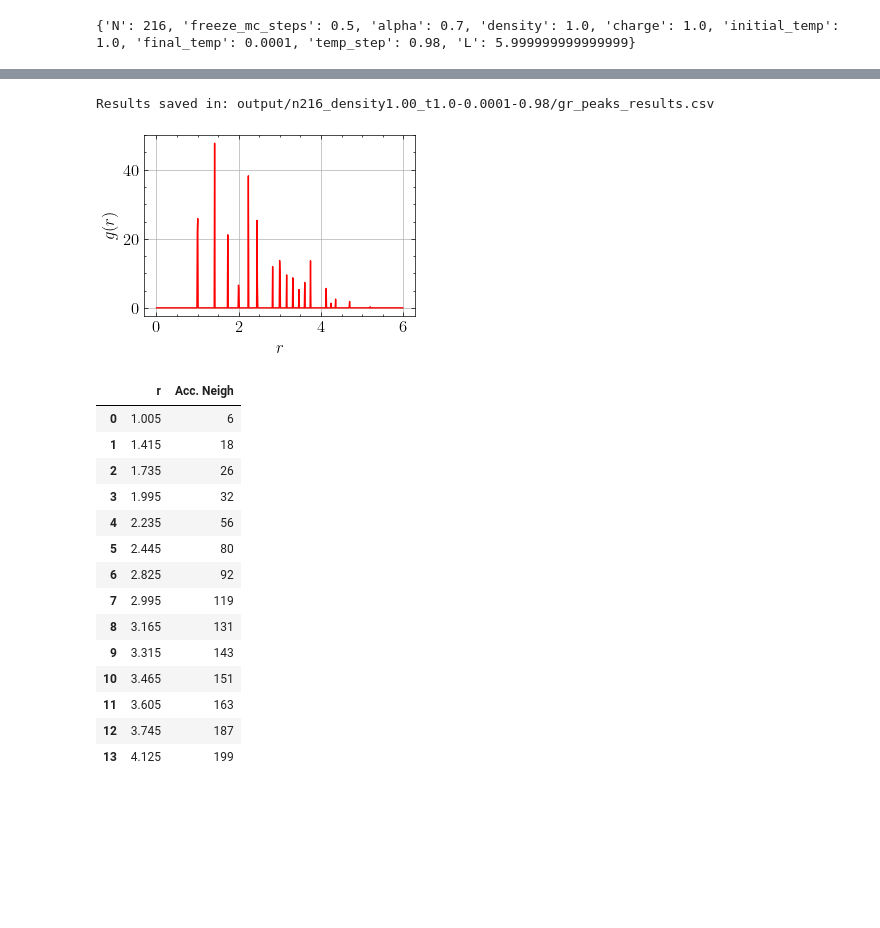
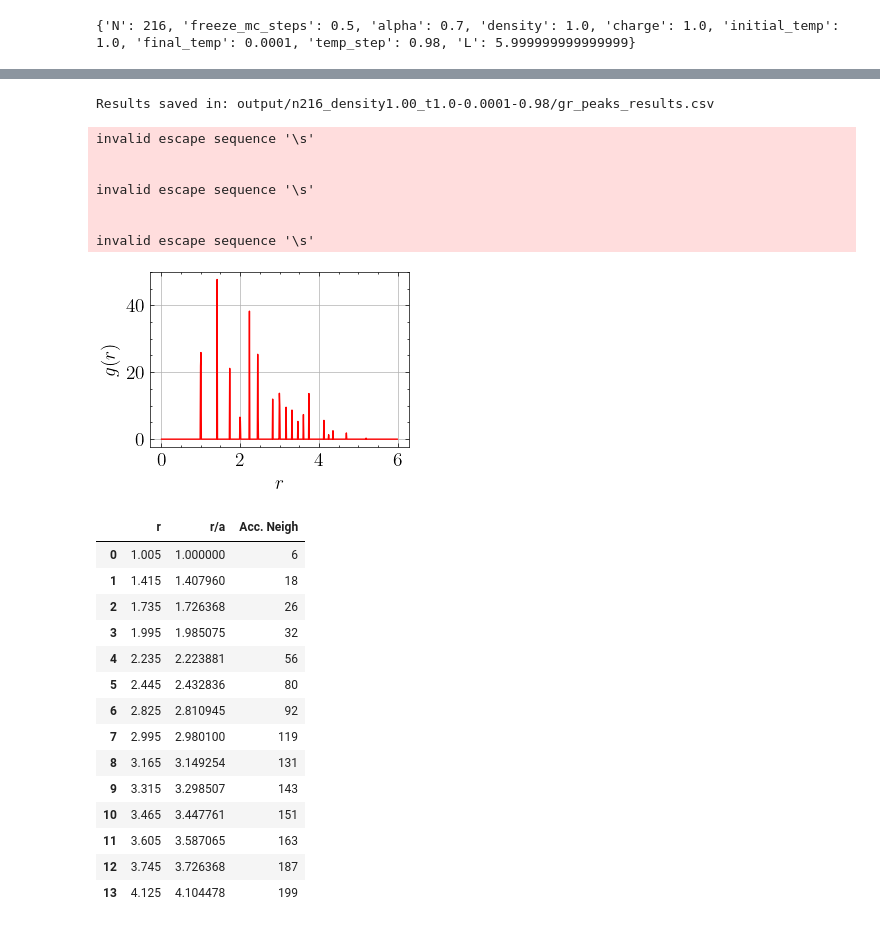
Before and after one commit to haxmxah/wigner_crystal_phase_transition, a Jupyter notebook: results_visualization.ipynb, the cells around one changed output, grey strips where cells are left out. Cells and saved outputs as stored; diff of their text form; code cells hidden in the pictures; blank space fills up the shorter version.

```diff
--- a/results_visualization.ipynb
+++ b/results_visualization.ipynb
@@ -35,7 +35,7 @@ plt.rcParams.update({
     "font.family": "STIXGeneral"
 })
 
-plt.rcParams.update({'font.size': 12, 'legend.fontsize': 10,})
+plt.rcParams.update({'font.size': 14, 'legend.fontsize': 12,})
 # %%
 # plt.rcParams['figure.figsize'] = (6, 4)
 # plt.rcParams['figure.dpi'] = 100
@@ -191,10 +202,12 @@ def get_energy_cv_gamma_evolution_vs_temperature(simulation_path, parameters):
 
     # Cv vs. Gamma
     T = T
-    plt.figure()
-    plt.axvline(gamma_val, linestyle='--', linewidth= 1, color='red', label=rf"$\Gamma_c ={gamma_val:.2f}$, $T_c = {Tc_val:.2f}$")
+    plt.figure(figsize=(3.5, 2.625))
+    plt.axvline(gamma_val, linestyle='--', linewidth= 1, color='red', label=rf"$\Gamma_c ={gamma_val:.2f},$")
+    plt.plot([], [], ' ', label=rf'$T_c = {Tc_val:.2f}$')
+
     plt.axhline(3, linestyle='-.', linewidth= 1, color='grey', label = rf"$C_v = 3K_BN$")
-    plt.plot(gamma(rho, T), df['cv']/N)
+    plt.plot(gamma(rho, T), df['cv']/N, color='tab:blue')
 
     plt.xlabel(r'$\Gamma$')
     plt.ylabel(r' $C_v/K_BN$')
@@ -338,7 +362,7 @@ def get_gdr(simulation_path, parameters):
     dr = r[1]-r[0]
     N = parameters["N"]
     density = parameters["density"]
-    a = density**(-1/3)
+    a_th = density**(-1/3)
 
     dNc = 4 * np.pi * (r**2) * rho * gr * dr
     Nc = np.cumsum(dNc)
@@ -347,53 +371,63 @@ def get_gdr(simulation_path, parameters):
 
     results = []
     for i, idx in enumerate(peak_idx):
+        if i == 0:
+            a = r[idx]
         distance_r = r[idx]
         idx_end_peak = min(idx + 2, len(r) - 1)
         acc_neigh = Nc[idx_end_peak]
         results.append({
             'r' : distance_r,
+            'r/a' : distance_r/a,
             'Acc. Neigh' : round(acc_neigh)
         })
 
     df_results = pd.DataFrame(results)
     output_csv = simulation_path / "gr_peaks_results.csv"
 
     if not os.path.isfile(output_csv):
         df_results.to_csv(output_csv, index=False)
     else:
         df_results.to_csv(output_csv, mode='a', header=False, index=False)
 
     print(f"Results saved in: {output_csv}")
 
     # Plot
     plt.figure()
     plt.plot(df['r'], df['gr'], color = 'red', label='Energía del sistema')
     plt.xlabel(r'$r$')
     plt.ylabel(r'$g(r)$')
     plt.grid(True)
     plt.tight_layout()
     plt.savefig(simulation_path / "gdr.pdf")
     plt.show()
 
     return df_results
 
 df_results = get_gdr(simulation_path, parameters)
 df_results
 # %% [output]
 Results saved in: output/n216_density1.00_t1.0-0.0001-0.98/gr_peaks_results.csv
+invalid escape sequence '\s'
+
+
+invalid escape sequence '\s'
+
+
+invalid escape sequence '\s'
-[figure, old version]
+[figure, new version]
-|  | r | Acc. Neigh |
-| 0 | 1.005 | 6 |
-| 1 | 1.415 | 18 |
-| 2 | 1.735 | 26 |
-| 3 | 1.995 | 32 |
-| 4 | 2.235 | 56 |
-| 5 | 2.445 | 80 |
-| 6 | 2.825 | 92 |
-| 7 | 2.995 | 119 |
-| 8 | 3.165 | 131 |
-| 9 | 3.315 | 143 |
-| 10 | 3.465 | 151 |
-| 11 | 3.605 | 163 |
-| 12 | 3.745 | 187 |
-| 13 | 4.125 | 199 |
+|  | r | r/a | Acc. Neigh |
+| 0 | 1.005 | 1.000000 | 6 |
+| 1 | 1.415 | 1.407960 | 18 |
+| 2 | 1.735 | 1.726368 | 26 |
+| 3 | 1.995 | 1.985075 | 32 |
+| 4 | 2.235 | 2.223881 | 56 |
+| 5 | 2.445 | 2.432836 | 80 |
+| 6 | 2.825 | 2.810945 | 92 |
+| 7 | 2.995 | 2.980100 | 119 |
+| 8 | 3.165 | 3.149254 | 131 |
+| 9 | 3.315 | 3.298507 | 143 |
+| 10 | 3.465 | 3.447761 | 151 |
+| 11 | 3.605 | 3.587065 | 163 |
+| 12 | 3.745 | 3.726368 | 187 |
+| 13 | 4.125 | 4.104478 | 199 |
```
Also changed, not shown: parts of 23 cells of this notebook.
